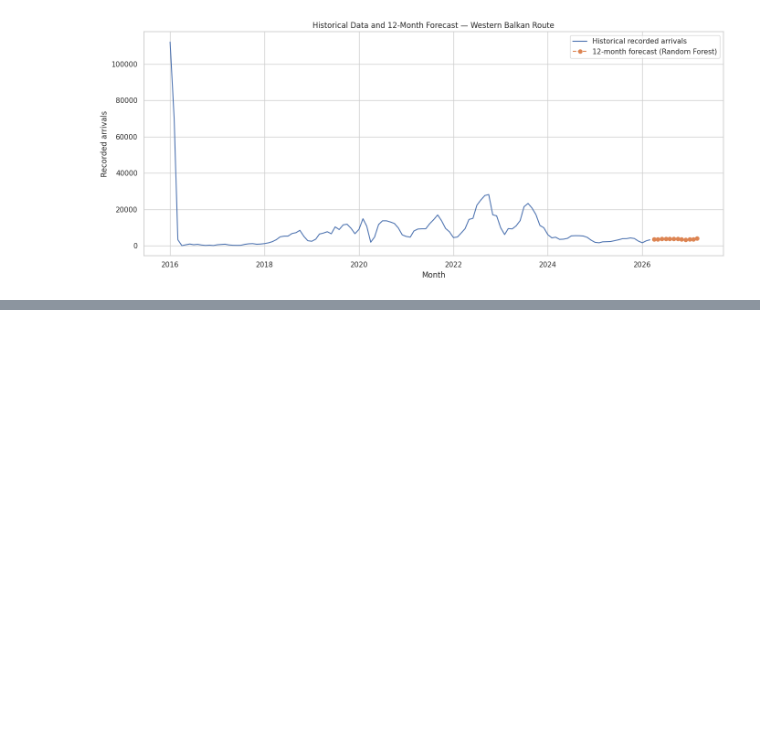
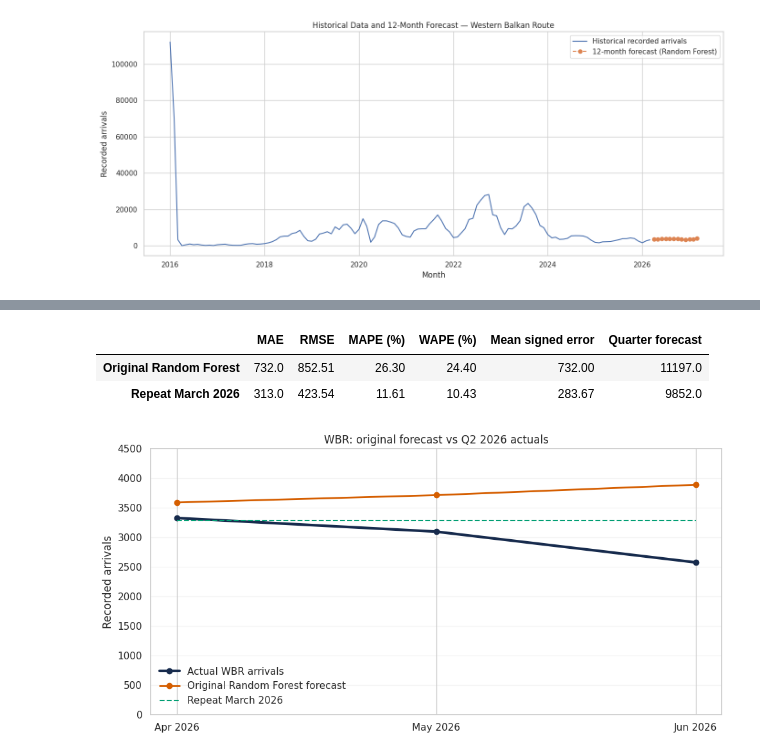
Before and after one commit to juanatga/naser_dsb_capston, a Jupyter notebook: 02_Modeling_Finall_.ipynb, the cells around one changed output, grey strips where cells are left out. Drawn from its saved outputs; the diff is of its cells as text; code cells hidden in the pictures; blank space fills up the shorter version.

```diff
--- a/02_Modeling_Finall_.ipynb
+++ b/02_Modeling_Finall_.ipynb
@@ -678,0 +725,19 @@ Report:
+# %%
+forecast = pd.Series([3591., 3715., 3891.], index=months)
+comparison = pd.DataFrame({'Original RF forecast': forecast, 'Actual': actual})
+comparison['Error'] = forecast - actual
+comparison['Absolute error'] = comparison['Error'].abs()
+comparison['Absolute percentage error (%)'] = comparison['Absolute error'] / actual * 100
+display(comparison.round(2))
+
+def evaluate(pred):
+    error = np.asarray(pred) - actual.to_numpy()
+    return {'MAE': np.abs(error).mean(), 'RMSE': np.sqrt(np.mean(error**2)),
+            'MAPE (%)': np.mean(np.abs(error)/actual.to_numpy())*100,
+            'WAPE (%)': np.abs(error).sum()/actual.sum()*100,
+            'Mean signed error': error.mean(), 'Quarter forecast': np.asarray(pred).sum()}
+
+print('Quarter actual:', int(actual.sum()))
+print('Quarter forecast:', int(forecast.sum()))
+print('Quarter overestimate:', int(forecast.sum()-actual.sum()))
+display(pd.DataFrame([evaluate(forecast)], index=['Original Random Forest (rounded)']).round(2))
@@ -678,0 +758,20 @@ Report:
+# %%
+baseline = pd.Series(3284., index=months)
+scores = pd.DataFrame({'Original Random Forest': evaluate(forecast),
+                       'Repeat March 2026': evaluate(baseline)}).T
+display(scores.round(2))
+fig, ax = plt.subplots(figsize=(10, 5))
+labels = ['Apr 2026', 'May 2026', 'Jun 2026']
+ax.plot(labels, actual, marker='o', color='#172b4d', linewidth=3, label='Actual WBR arrivals')
+ax.plot(labels, forecast, marker='o', color='#d55e00', linewidth=2, label='Original Random Forest forecast')
+ax.plot(labels, baseline, linestyle='--', color='#009e73', label='Repeat March 2026')
+ax.set(title='WBR: original forecast vs Q2 2026 actuals', ylabel='Recorded arrivals', ylim=(0, 4500))
+ax.grid(axis='y', alpha=.2)
+ax.legend(frameon=False)
+fig.tight_layout()
+plt.show()
+# %% [output]
+|  | MAE | RMSE | MAPE (%) | WAPE (%) | Mean signed error | Quarter forecast |
+| Original Random Forest | 732.0 | 852.51 | 26.30 | 24.40 | 732.00 | 11197.0 |
+| Repeat March 2026 | 313.0 | 423.54 | 11.61 | 10.43 | 283.67 | 9852.0 |
+[figure, added]
```
Also changed, not shown: parts of 8 cells of this notebook.
